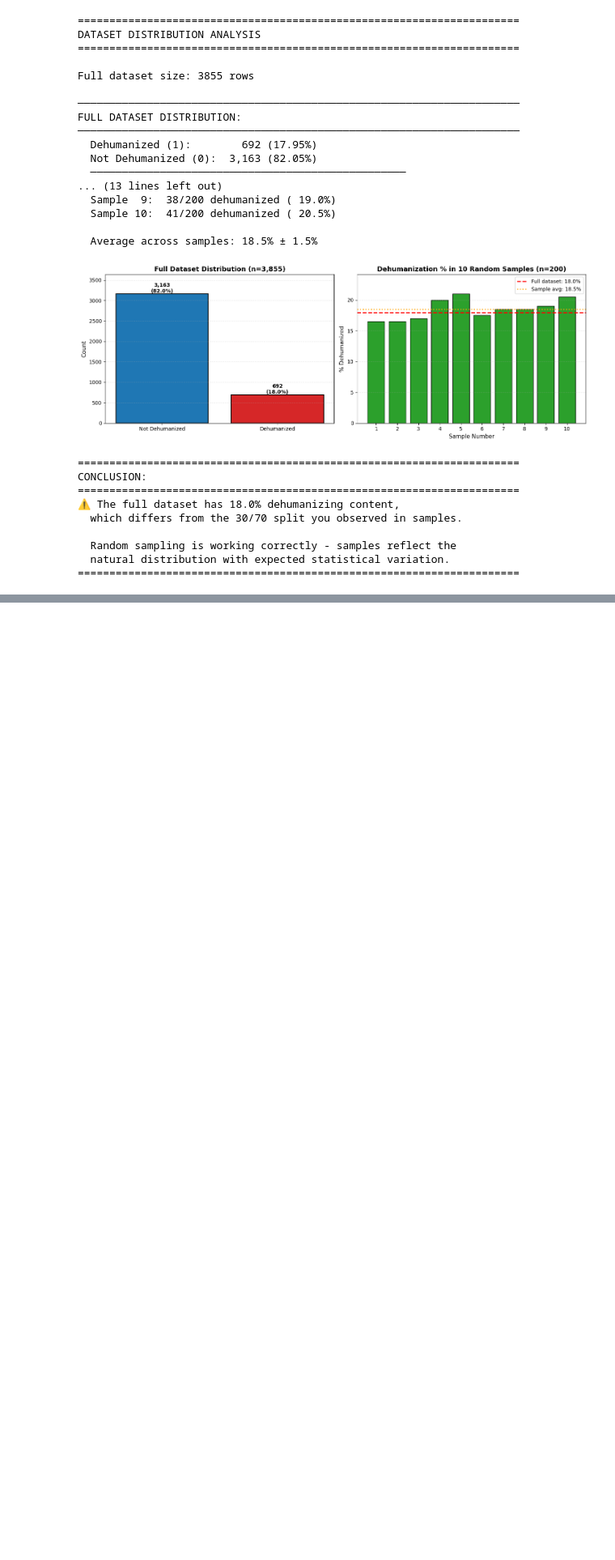
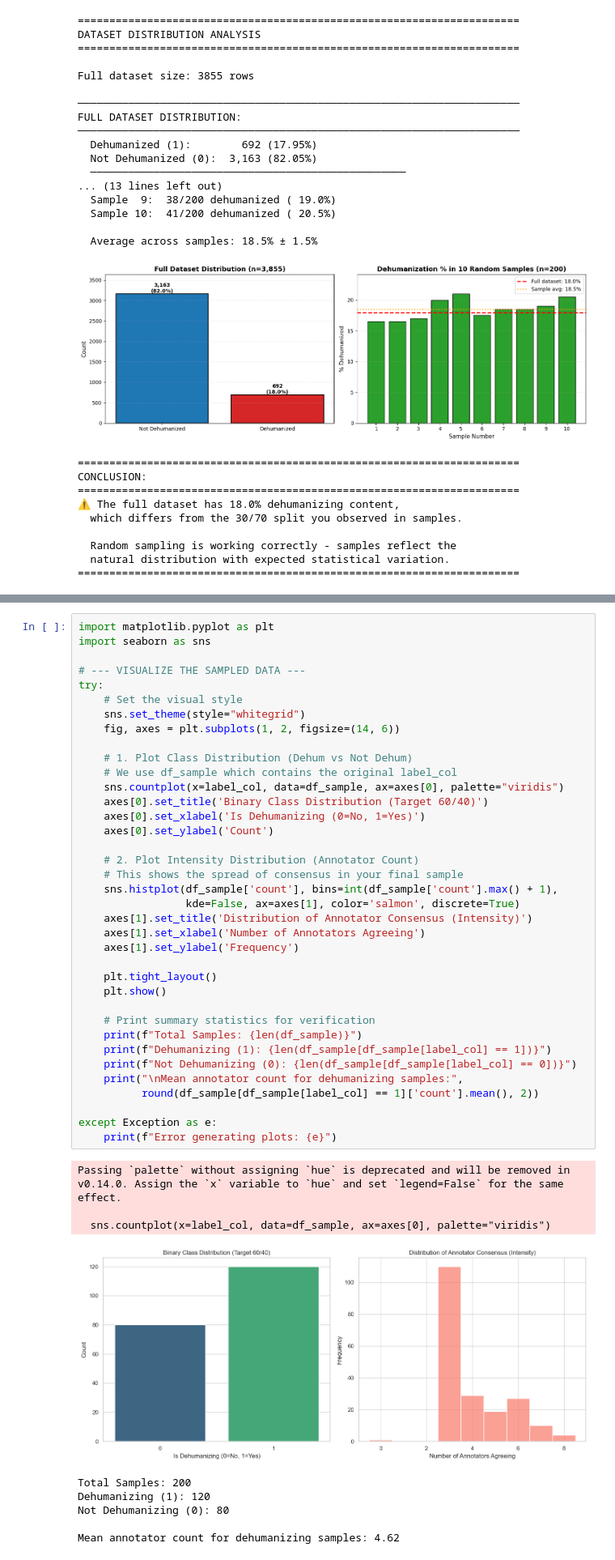
Before and after one commit to Eyecatch3r/Dehumanization_task, a Jupyter notebook: dehumanization/dataset_preprocessing/dataset_creation.ipynb, the cells around one changed output, grey strips where cells are left out. Shown at 81% size. Saved outputs shown, nothing was run; the diff lists cells and outputs as text; blank space fills up the shorter version.

```diff
--- a/dehumanization/dataset_preprocessing/dataset_creation.ipynb
+++ b/dehumanization/dataset_preprocessing/dataset_creation.ipynb
@@ -345,0 +348,47 @@ Wrote cleaned sample_10.csv with 10 rows (columns: ['id', 'text'])
+# %%
+import matplotlib.pyplot as plt
+import seaborn as sns
+
+# --- VISUALIZE THE SAMPLED DATA ---
+try:
+    # Set the visual style
+    sns.set_theme(style="whitegrid")
+    fig, axes = plt.subplots(1, 2, figsize=(14, 6))
+
+    # 1. Plot Class Distribution (Dehum vs Not Dehum)
+    # We use df_sample which contains the original label_col
+    sns.countplot(x=label_col, data=df_sample, ax=axes[0], palette="viridis")
+    axes[0].set_title('Binary Class Distribution (Target 60/40)')
+    axes[0].set_xlabel('Is Dehumanizing (0=No, 1=Yes)')
+    axes[0].set_ylabel('Count')
+
+    # 2. Plot Intensity Distribution (Annotator Count)
+    # This shows the spread of consensus in your final sample
+    sns.histplot(df_sample['count'], bins=int(df_sample['count'].max() + 1),
+                 kde=False, ax=axes[1], color='salmon', discrete=True)
+    axes[1].set_title('Distribution of Annotator Consensus (Intensity)')
+    axes[1].set_xlabel('Number of Annotators Agreeing')
+    axes[1].set_ylabel('Frequency')
+
+    plt.tight_layout()
+    plt.show()
+
+    # Print summary statistics for verification
+    print(f"Total Samples: {len(df_sample)}")
+    print(f"Dehumanizing (1): {len(df_sample[df_sample[label_col] == 1])}")
+    print(f"Not Dehumanizing (0): {len(df_sample[df_sample[label_col] == 0])}")
+    print("\nMean annotator count for dehumanizing samples:",
+          round(df_sample[df_sample[label_col] == 1]['count'].mean(), 2))
+
+except Exception as e:
+    print(f"Error generating plots: {e}")
+# %% [output]
+Passing `palette` without assigning `hue` is deprecated and will be removed in v0.14.0. Assign the `x` variable to `hue` and set `legend=False` for the same effect.
+
+  sns.countplot(x=label_col, data=df_sample, ax=axes[0], palette="viridis")
+[figure, added]
+Total Samples: 200
+Dehumanizing (1): 120
+Not Dehumanizing (0): 80
+
+Mean annotator count for dehumanizing samples: 4.62
```
Also changed, not shown: parts of 2 cells of this notebook.
